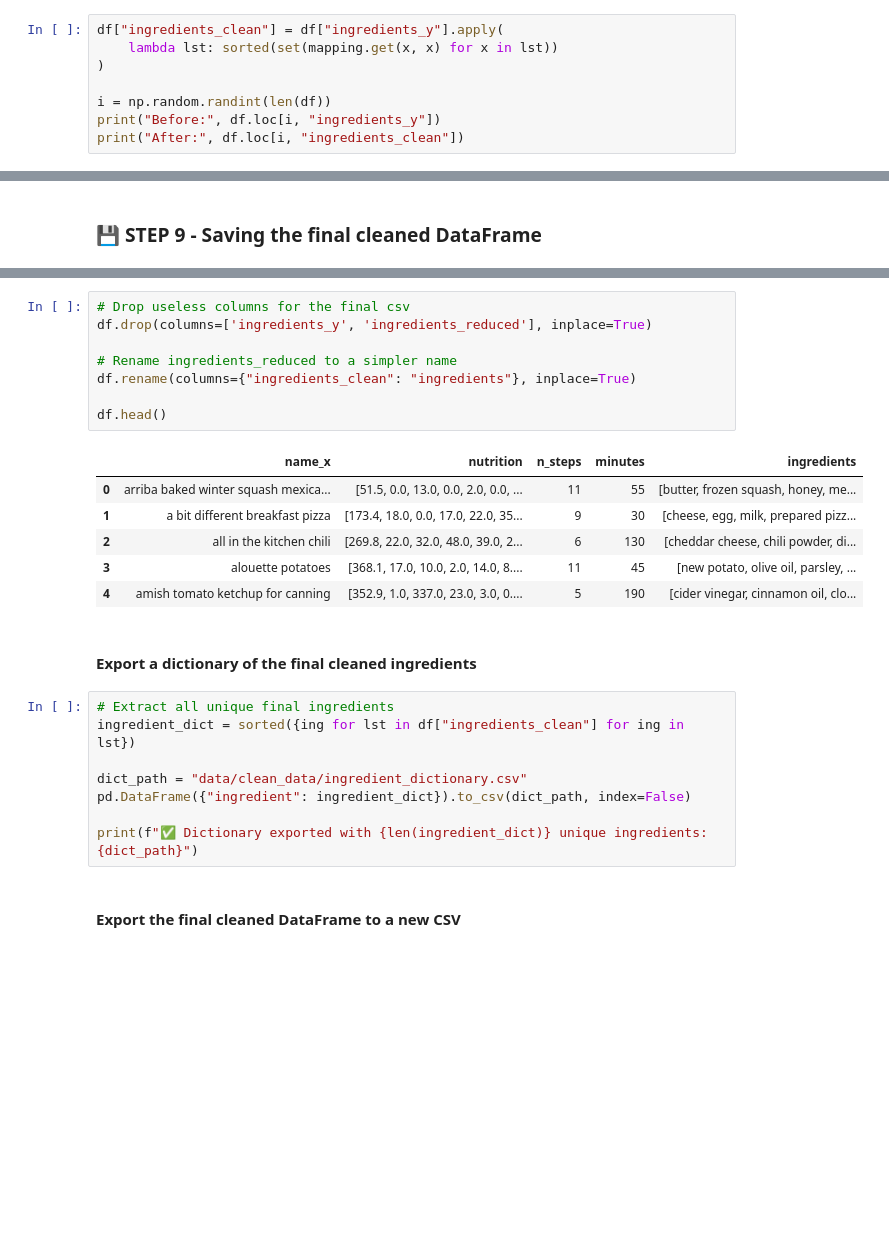
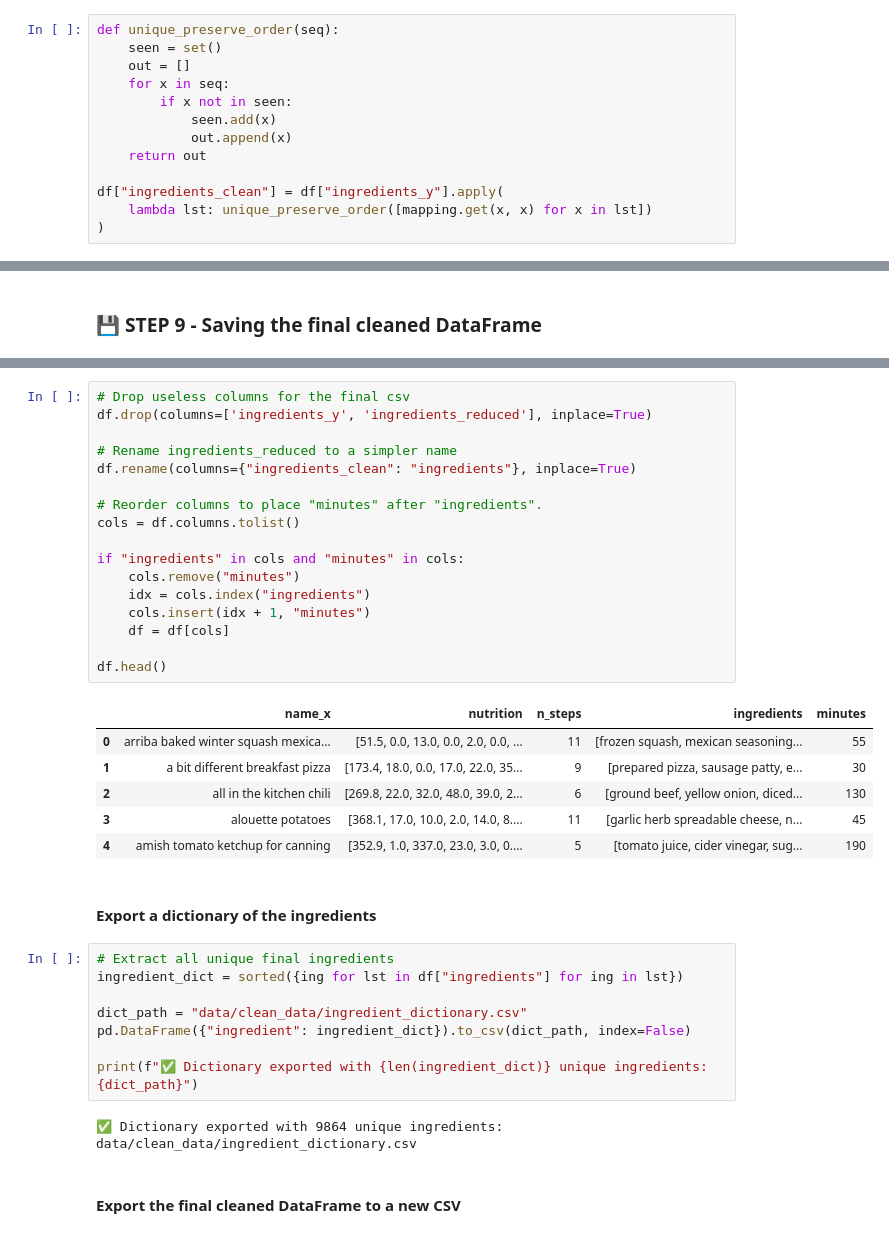
Before and after one commit to Thomas-aub/Food_Mining, a Jupyter notebook: 1_ingredients_emb.ipynb, the cells around one changed output, grey strips where cells are left out. Drawn from its saved outputs; the diff is of its cells as text; blank space fills up the shorter version.

```diff
--- a/1_ingredients_emb.ipynb
+++ b/1_ingredients_emb.ipynb
@@ -231,10 +255,15 @@ plt.show()
 # %% [markdown]
 ### 🧾 STEP 8 - Creating and checking the final result
 # %%
+def unique_preserve_order(seq):
+    seen = set()
+    out = []
+    for x in seq:
+        if x not in seen:
+            seen.add(x)
+            out.append(x)
+    return out
+
 df["ingredients_clean"] = df["ingredients_y"].apply(
-    lambda lst: sorted(set(mapping.get(x, x) for x in lst))
+    lambda lst: unique_preserve_order([mapping.get(x, x) for x in lst])
 )
-
-i = np.random.randint(len(df))
-print("Before:", df.loc[i, "ingredients_y"])
-print("After:", df.loc[i, "ingredients_clean"])
@@ -255,28 +288,39 @@ df.head()
 # %%
 # Drop useless columns for the final csv
 df.drop(columns=['ingredients_y', 'ingredients_reduced'], inplace=True)
 
 # Rename ingredients_reduced to a simpler name
 df.rename(columns={"ingredients_clean": "ingredients"}, inplace=True)
 
+# Reorder columns to place "minutes" after "ingredients".
+cols = df.columns.tolist()
+
+if "ingredients" in cols and "minutes" in cols:
+    cols.remove("minutes")
+    idx = cols.index("ingredients")
+    cols.insert(idx + 1, "minutes")
+    df = df[cols]
+
 df.head()
 # %% [output]
-|  | name_x | nutrition | n_steps | minutes | ingredients |
-| 0 | arriba baked winter squash mexica... | [51.5, 0.0, 13.0, 0.0, 2.0, 0.0, ... | 11 | 55 | [butter, frozen squash, honey, me... |
-| 1 | a bit different breakfast pizza | [173.4, 18.0, 0.0, 17.0, 22.0, 35... | 9 | 30 | [cheese, egg, milk, prepared pizz... |
-| 2 | all in the kitchen chili | [269.8, 22.0, 32.0, 48.0, 39.0, 2... | 6 | 130 | [cheddar cheese, chili powder, di... |
-| 3 | alouette potatoes | [368.1, 17.0, 10.0, 2.0, 14.0, 8.... | 11 | 45 | [new potato, olive oil, parsley, ... |
-| 4 | amish tomato ketchup for canning | [352.9, 1.0, 337.0, 23.0, 3.0, 0.... | 5 | 190 | [cider vinegar, cinnamon oil, clo... |
+|  | name_x | nutrition | n_steps | ingredients | minutes |
+| 0 | arriba baked winter squash mexica... | [51.5, 0.0, 13.0, 0.0, 2.0, 0.0, ... | 11 | [frozen squash, mexican seasoning... | 55 |
+| 1 | a bit different breakfast pizza | [173.4, 18.0, 0.0, 17.0, 22.0, 35... | 9 | [prepared pizza, sausage patty, e... | 30 |
+| 2 | all in the kitchen chili | [269.8, 22.0, 32.0, 48.0, 39.0, 2... | 6 | [ground beef, yellow onion, diced... | 130 |
+| 3 | alouette potatoes | [368.1, 17.0, 10.0, 2.0, 14.0, 8.... | 11 | [garlic herb spreadable cheese, n... | 45 |
+| 4 | amish tomato ketchup for canning | [352.9, 1.0, 337.0, 23.0, 3.0, 0.... | 5 | [tomato juice, cider vinegar, sug... | 190 |
 # %% [markdown]
-#### Export a dictionary of the final cleaned ingredients
+#### Export a dictionary of the ingredients
 # %%
 # Extract all unique final ingredients
-ingredient_dict = sorted({ing for lst in df["ingredients_clean"] for ing in lst})
+ingredient_dict = sorted({ing for lst in df["ingredients"] for ing in lst})
 
 dict_path = "data/clean_data/ingredient_dictionary.csv"
 pd.DataFrame({"ingredient": ingredient_dict}).to_csv(dict_path, index=False)
 
 print(f"✅ Dictionary exported with {len(ingredient_dict)} unique ingredients: {dict_path}")
+# %% [output]
+✅ Dictionary exported with 9864 unique ingredients: data/clean_data/ingredient_dictionary.csv
 # %% [markdown]
 #### Export the final cleaned DataFrame to a new CSV
 # %%
```
Also changed, not shown: parts of 10 cells of this notebook, 2 other files.
